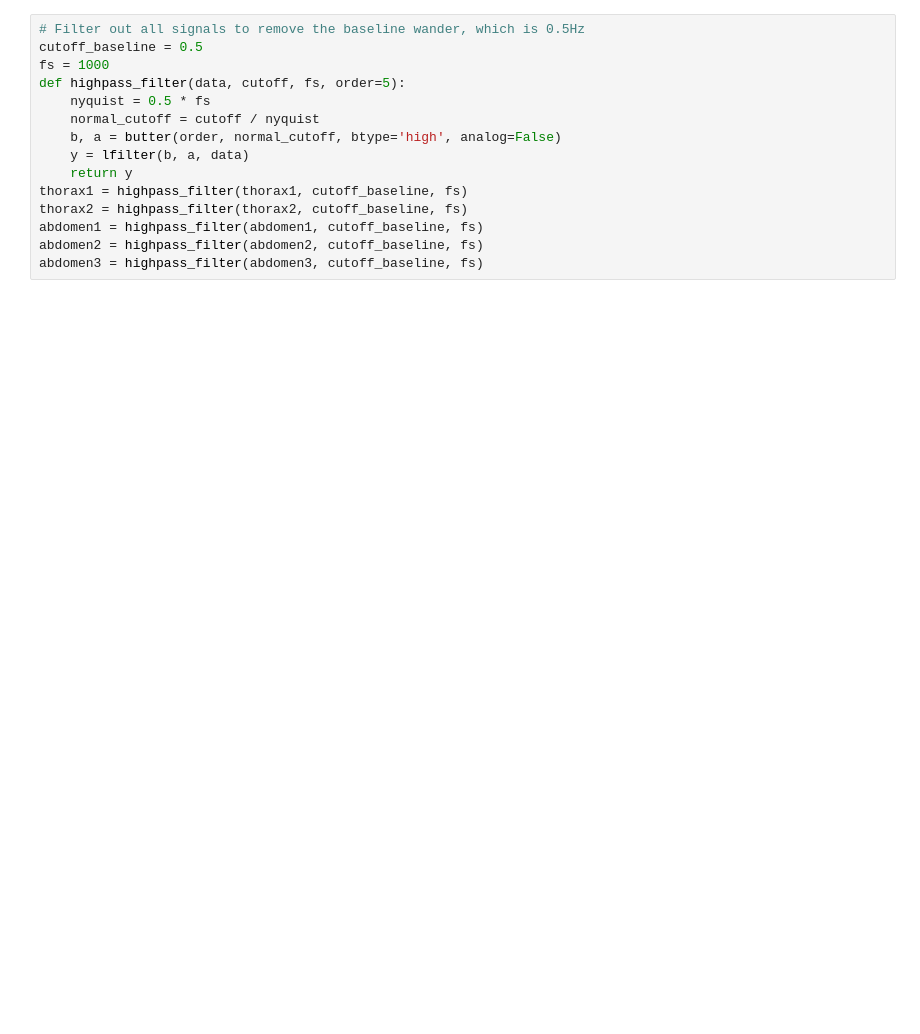
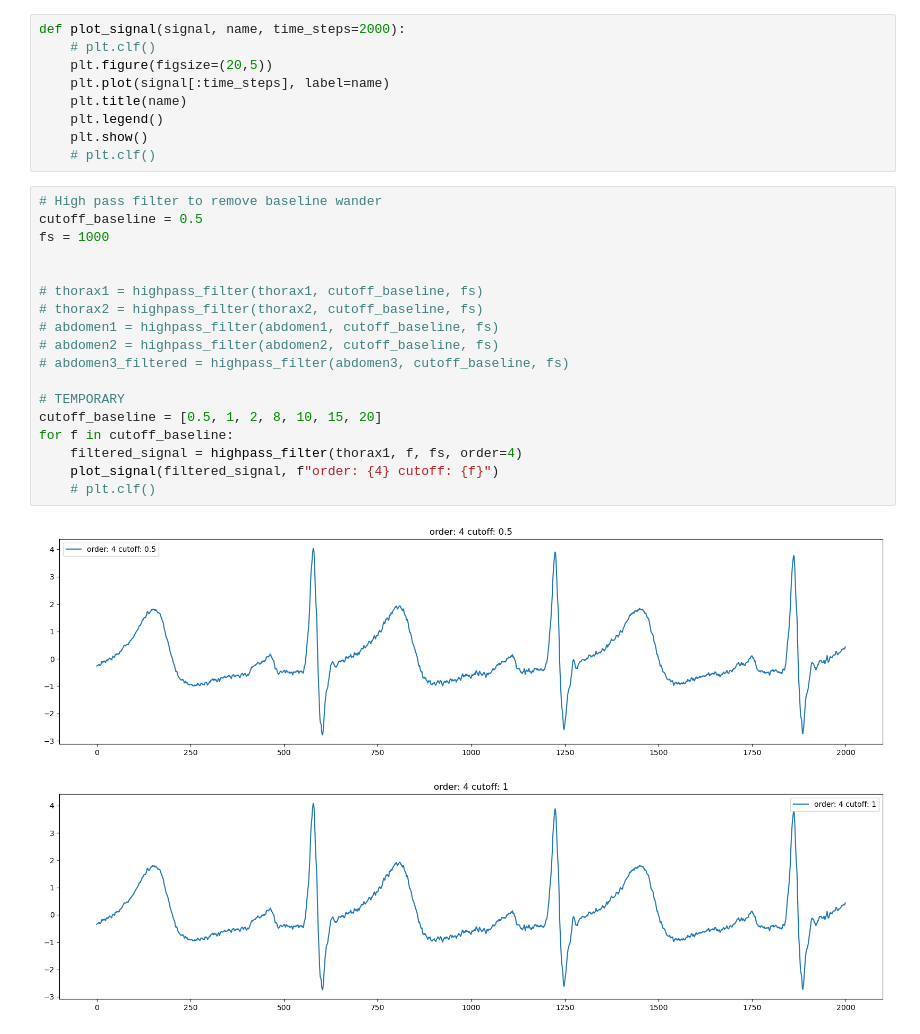
Before and after one commit to arasaniu/aml, a Jupyter notebook: src/ecg.ipynb, the cells around one changed output. Cells and saved outputs as stored; diff of their text form; blank space fills up the shorter version.

```diff
--- a/src/ecg.ipynb
+++ b/src/ecg.ipynb
@@ -20,15 +55,30 @@ abdomen3 = (abdomen3 - abdomen3.mean()) / abdomen3.std()
+# %%
+def plot_signal(signal, name, time_steps=2000):
+    # plt.clf()
+    plt.figure(figsize=(20,5))
+    plt.plot(signal[:time_steps], label=name)
+    plt.title(name)
+    plt.legend()
+    plt.show()
+    # plt.clf()
 # %%
-# Filter out all signals to remove the baseline wander, which is 0.5Hz
+# High pass filter to remove baseline wander
 cutoff_baseline = 0.5
 fs = 1000
-def highpass_filter(data, cutoff, fs, order=5):
-    nyquist = 0.5 * fs
-    normal_cutoff = cutoff / nyquist
-    b, a = butter(order, normal_cutoff, btype='high', analog=False)
-    y = lfilter(b, a, data)
-    return y
-thorax1 = highpass_filter(thorax1, cutoff_baseline, fs)
-thorax2 = highpass_filter(thorax2, cutoff_baseline, fs)
-abdomen1 = highpass_filter(abdomen1, cutoff_baseline, fs)
-abdomen2 = highpass_filter(abdomen2, cutoff_baseline, fs)
-abdomen3 = highpass_filter(abdomen3, cutoff_baseline, fs)
+
+
+# thorax1 = highpass_filter(thorax1, cutoff_baseline, fs)
+# thorax2 = highpass_filter(thorax2, cutoff_baseline, fs)
+# abdomen1 = highpass_filter(abdomen1, cutoff_baseline, fs)
+# abdomen2 = highpass_filter(abdomen2, cutoff_baseline, fs)
+# abdomen3_filtered = highpass_filter(abdomen3, cutoff_baseline, fs)
+
+# TEMPORARY
+cutoff_baseline = [0.5, 1, 2, 8, 10, 15, 20]
+for f in cutoff_baseline:
+    filtered_signal = highpass_filter(thorax1, f, fs, order=4)
+    plot_signal(filtered_signal, f"order: {4} cutoff: {f}")
+    # plt.clf()
+# %% [output]
+[figure, added]
+[figure, added]
```
Also changed, not shown: parts of 7 cells of this notebook, 1 other file.
